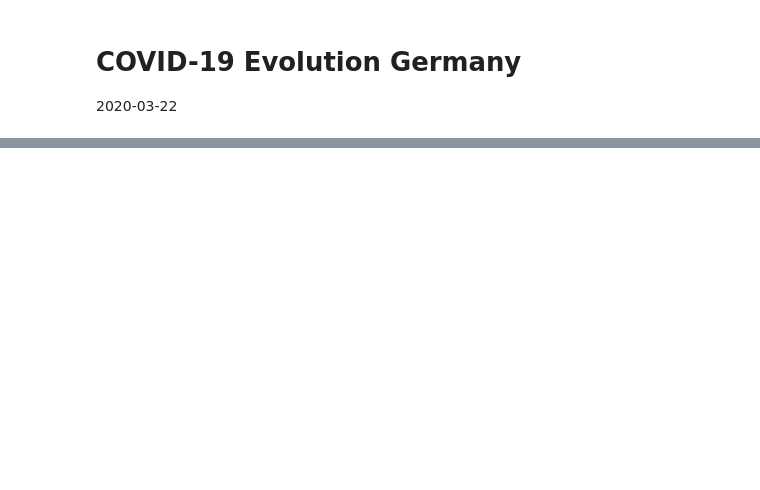
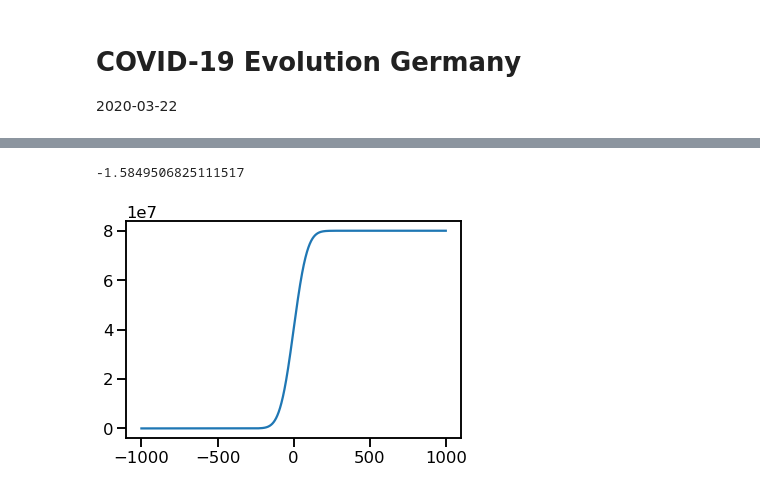
Before and after one commit to circlespace/covid19, a Jupyter notebook: COVID-19_Germany.ipynb, the cells around one changed output, grey strips where cells are left out. Drawn from its saved outputs; the diff is of its cells as text; code cells hidden in the pictures; blank space fills up the shorter version.

```diff
--- a/COVID-19_Germany.ipynb
+++ b/COVID-19_Germany.ipynb
@@ -110,0 +165,12 @@ plt.show()
+# %%
+# calculate the argument of the fit_func for 1 million infections
+p = [0.01,0]
+x = np.arange(-1000, 1001, 1)
+y = fit_func(x, *p)
+plt.plot(x,y)
+d_i = interpolate.interp1d(y, x)
+d_1M = d_i(1E6)
+print(p[0]*d_1M)
+# %% [output]
+-1.5849506825111517
+[figure, added]
```
Also changed, not shown: parts of 17 cells of this notebook.
